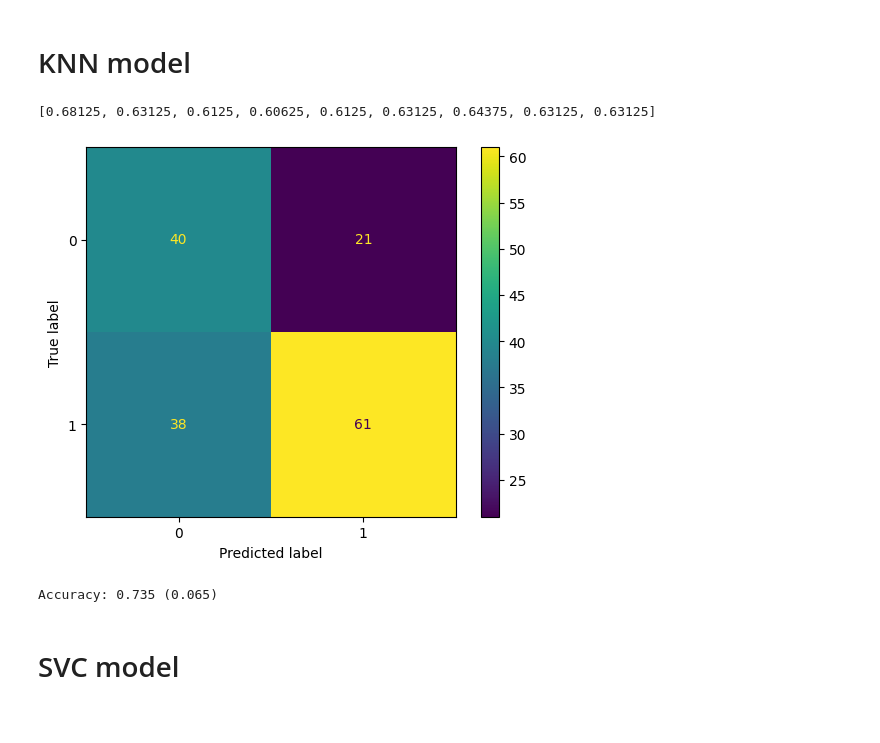
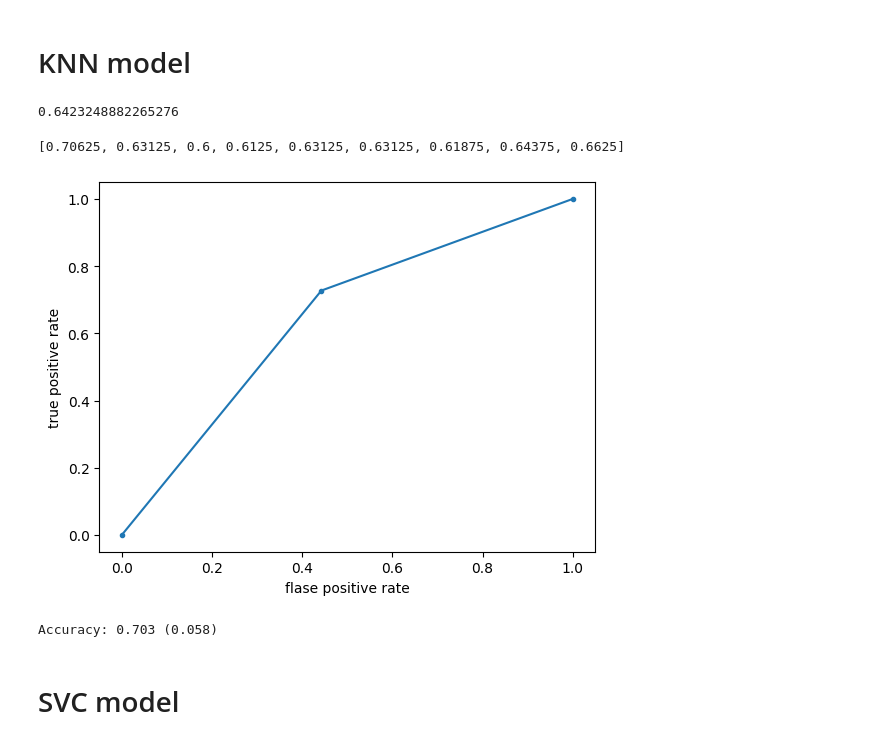
Before and after one commit to Liam-RA/CSCI_1070_Final, a Jupyter notebook: Final_Project_Models.ipynb, the cells around one changed output. Saved outputs shown, nothing was run; the diff lists cells and outputs as text; code cells hidden in the pictures.

```diff
--- a/Final_Project_Models.ipynb
+++ b/Final_Project_Models.ipynb
@@ -310,36 +311,44 @@ See the caveats in the documentation: https://pandas.pydata.org/pandas-docs/stab
 from imblearn.over_sampling import RandomOverSampler
 from sklearn.preprocessing import StandardScaler
 from sklearn.metrics import ConfusionMatrixDisplay
+from sklearn.neighbors import KNeighborsClassifier
 
 def neighbors_finder(DATAFRAME):
     """This finds the optimal number of neighbors"""
     X = DATAFRAME
 
     X_train,X_test,y_train,y_test = train_test_split(X,
                                                      y,
                                                      test_size = 0.4,
                                                      random_state=15)
 
     #X_train = StandardScaler().fit_transform(X_train)
     #X_train,y_train = RandomOverSampler().fit_resample(X_train,y_train)
 
     neighbors = []
     k = 1
     while k <= 17: #oversampling doesnt do anything, stratify makes it worse
         knn = KNeighborsClassifier(n_neighbors=k,weights='distance',algorithm='ball_tree',p=7) #n=2,weights doesnt matter,ball_tree best,p~5-10
         knn.fit(X_train,y_train)
         pred = knn.predict(X_test)
         neighbors.append(knn.score(X_test,y_test))
         k+=2
 
-    ConfusionMatrixDisplay.from_predictions(y_test,pred)
+    #ConfusionMatrixDisplay.from_predictions(y_test,pred)
+    fpr,tpr,thresholds = roc_curve(y_test,pred)
+    auc = roc_auc_score(y_test,pred)
+    print(auc)
+    plt.plot(fpr,tpr,marker = '.')
+    plt.xlabel('flase positive rate')
+    plt.ylabel('true positive rate')
 
     return neighbors
 
 neighbors_finder(x)
 # %% [output]
-[0.68125, 0.63125, 0.6125, 0.60625, 0.6125, 0.63125, 0.64375, 0.63125, 0.63125]
+0.6423248882265276
+[0.70625, 0.63125, 0.6, 0.6125, 0.63125, 0.63125, 0.61875, 0.64375, 0.6625]
-[figure, old version]
+[figure, new version]
 # %%
 from sklearn.datasets import make_classification
 from sklearn.model_selection import cross_val_score
@@ -350,15 +361,18 @@ from sklearn.linear_model import LogisticRegression
 # %%
-knn = KNeighborsClassifier(n_neighbors=2,weights='distance',algorithm='ball_tree',p=7)
-steps = [('pca', PCA(n_components=10)), ('m', knn)]
-model = Pipeline(steps=steps)
+def dimentionality_reduction(MODEL)-> int:
+    """returns the accuracy of the desired model after dimentionality is applied"""
+    steps = [('pca', PCA(n_components=10)), ('m', MODEL)]
+    model = Pipeline(steps=steps)
 
-cv = RepeatedStratifiedKFold(n_splits=10, n_repeats=3, random_state=1)
-n_scores = cross_val_score(model, x, y, scoring='accuracy', cv=cv, n_jobs=-1)
+    cv = RepeatedStratifiedKFold(n_splits=10, n_repeats=3, random_state=1)
+    n_scores = cross_val_score(model, x, y, scoring='accuracy', cv=cv, n_jobs=-1)
 
-print('Accuracy: %.3f (%.3f)' % (np.mean(n_scores), np.std(n_scores)))
+    print('Accuracy: %.3f (%.3f)' % (np.mean(n_scores), np.std(n_scores)))
+
+dimentionality_reduction(knn)
 #helps a little
 # %% [output]
-Accuracy: 0.735 (0.065)
+Accuracy: 0.703 (0.058)
 # %% [markdown]
 # SVC model
 # %%
```
Also changed, not shown: parts of 16 cells of this notebook, 2 other files.
